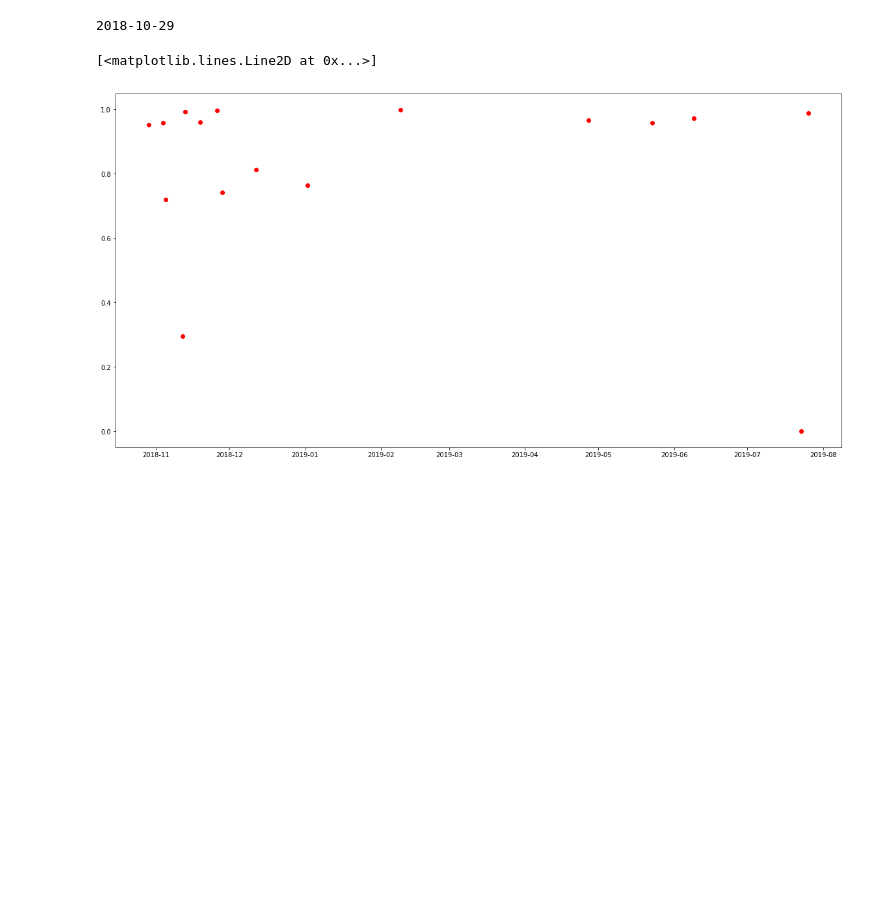
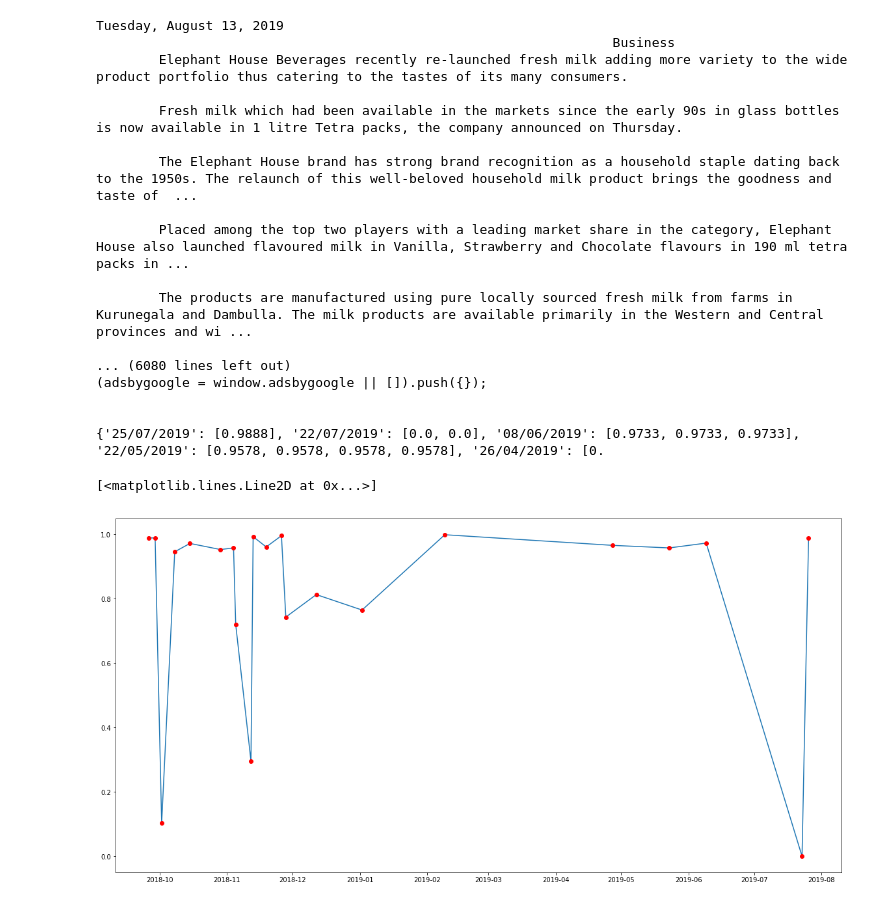
Before and after one commit to sajee3556/SentimentAnalysisForStockMarket, a Jupyter notebook: SundayTimesSentimentAnalysis.ipynb, the cells around one changed output. Saved outputs shown, nothing was run; the diff lists cells and outputs as text; code cells hidden in the pictures; blank space fills up the shorter version.

```diff
--- a/SundayTimesSentimentAnalysis.ipynb
+++ b/SundayTimesSentimentAnalysis.ipynb
@@ -24,7 +24,7 @@ date_sentiments = {}
 #         date = post.p.span.text
 #         print(date,url)
 
-for i in range(1,2):
+for i in range(1,10):
     html = urlopen("http://www.sundaytimes.lk/search/John%20keells/"+str(i))
     bsObj = BeautifulSoup(html, features="html.parser")
     posts = bsObj.findAll("div", {"class": "col-md-7"})
@@ -54,9 +54,10 @@ for i in range(1,2):
                 unwanted = sentence.text
             else:
                 passage += sentence.text
+        print(passage)
         sentiment = sia.polarity_scores(passage)['compound']
         date_sentiments.setdefault(date, []).append(sentiment)
-#         print(date_sentiments)
+        print(date_sentiments)
 
 date_sentiment = {}
 
@@ -66,13 +67,32 @@ for k,v in date_sentiments.items():
 earliest_date = min(date_sentiment.keys())
 print(earliest_date)
 # print(date_sentiment)
-
-#to plot within notebook
-import matplotlib.pyplot as plt
-%matplotlib inline
-plt.figure(figsize=(20,10))
-plt.plot(date_sentiment.keys(),date_sentiment.values(),'ro')
 # %% [output]
-2018-10-29
+Tuesday, August 13, 2019
+                                                                  Business
+        Elephant House Beverages recently re-launched fresh milk adding more variety to the wide product portfolio thus catering to the tastes of its many consumers.
+
+        Fresh milk which had been available in the markets since the early 90s in glass bottles is now available in 1 litre Tetra packs, the company announced on Thursday.
+
+        The Elephant House brand has strong brand recognition as a household staple dating back to the 1950s. The relaunch of this well-beloved household milk product brings the goodness and taste of  ...
+
+        Placed among the top two players with a leading market share in the category, Elephant House also launched flavoured milk in Vanilla, Strawberry and Chocolate flavours in 190 ml tetra packs in ...
+
+        The products are manufactured using pure locally sourced fresh milk from farms in Kurunegala and Dambulla. The milk products are available primarily in the Western and Central provinces and wi ...
+
+... (6080 lines left out)
+(adsbygoogle = window.adsbygoogle || []).push({});
+
+
+{'25/07/2019': [0.9888], '22/07/2019': [0.0, 0.0], '08/06/2019': [0.9733, 0.9733, 0.9733], '22/05/2019': [0.9578, 0.9578, 0.9578, 0.9578], '26/04/2019': [0.
-[<matplotlib.lines.Line2D at 0x...>]
-[figure, removed]
+# %%
+#to plot within notebook
+import matplotlib.pyplot as plt
+%matplotlib inline
+plt.figure(figsize=(20,10))
+plt.plot(date_sentiment.keys(),date_sentiment.values())
+
+plt.plot(date_sentiment.keys(),date_sentiment.values(),'ro')
+# %% [output]
+[<matplotlib.lines.Line2D at 0x...>]
+[figure, added]
```
Also changed, not shown: 15 other files.
